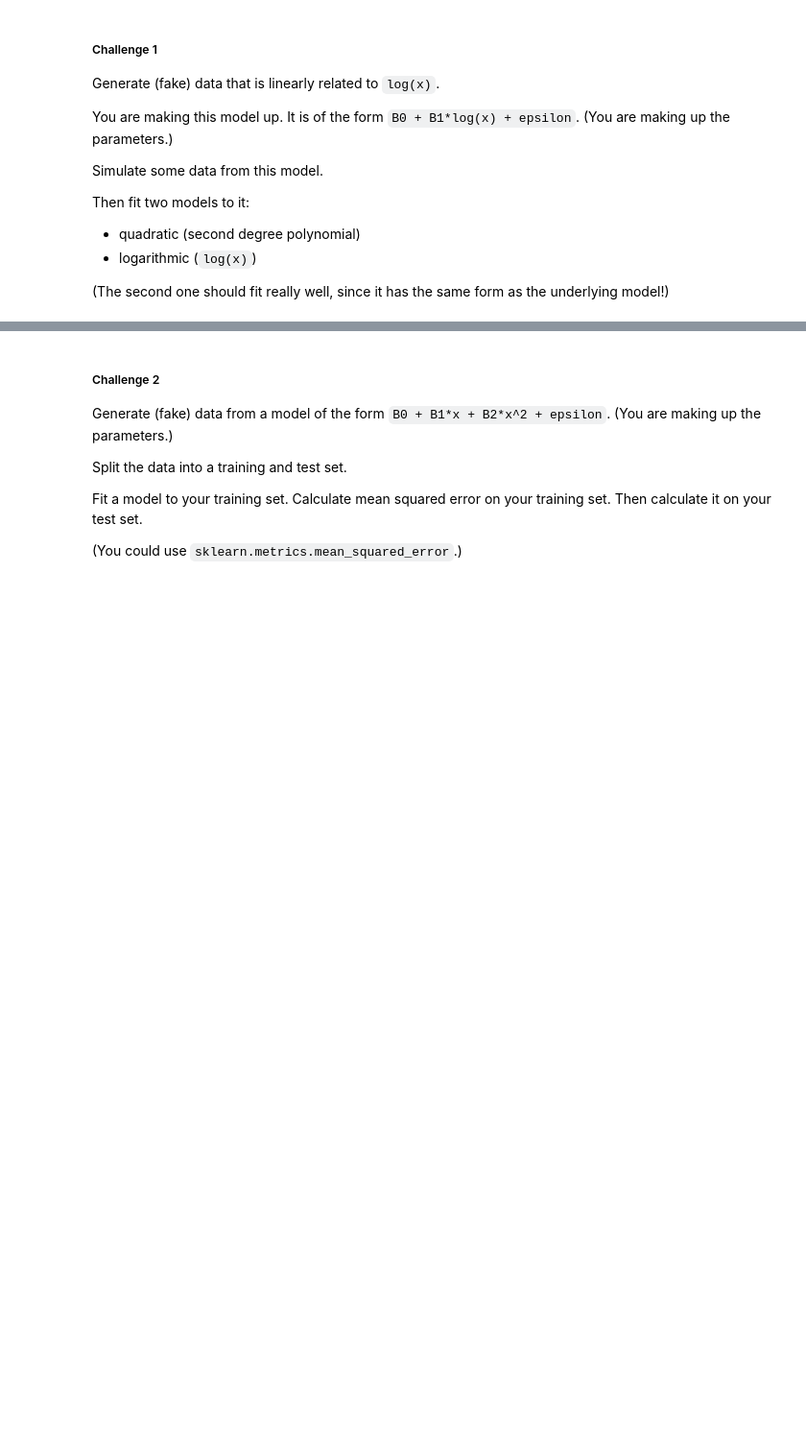
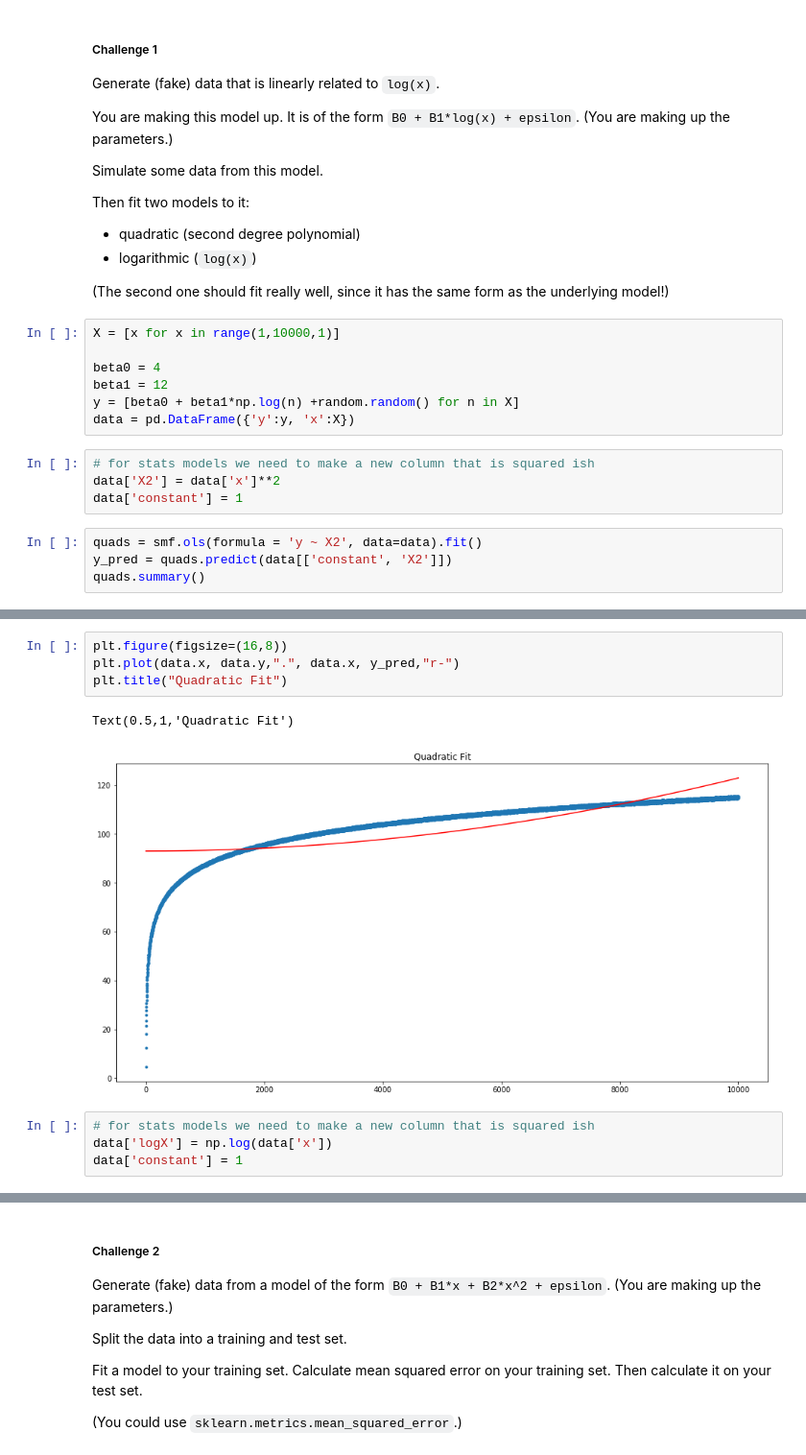
Before and after one commit to kpuryear/Puryear_Metis, a Jupyter notebook: challenges/challenge_6.ipynb, the cells around one changed output, grey strips where cells are left out. Shown: that part at 96% size. Drawn from its saved outputs; the diff is of its cells as text; blank space fills up the shorter version.

```diff
--- a/challenges/challenge_6.ipynb
+++ b/challenges/challenge_6.ipynb
@@ -23,3 +35,18 @@ Then fit two models to it:
  * logarithmic (`log(x)`)
 
 (The second one should fit really well, since it has the same form as the underlying model!)
+# %%
+X = [x for x in range(1,10000,1)]
+
+beta0 = 4
+beta1 = 12
+y = [beta0 + beta1*np.log(n) +random.random() for n in X]
+data = pd.DataFrame({'y':y, 'x':X})
+# %%
+# for stats models we need to make a new column that is squared ish
+data['X2'] = data['x']**2
+data['constant'] = 1
+# %%
+quads = smf.ols(formula = 'y ~ X2', data=data).fit()
+y_pred = quads.predict(data[['constant', 'X2']])
+quads.summary()
@@ -25,0 +71,11 @@ Then fit two models to it:
+# %%
+plt.figure(figsize=(16,8))
+plt.plot(data.x, data.y,".", data.x, y_pred,"r-")
+plt.title("Quadratic Fit")
+# %% [output]
+Text(0.5,1,'Quadratic Fit')
+[figure, added]
+# %%
+# for stats models we need to make a new column that is squared ish
+data['logX'] = np.log(data['x'])
+data['constant'] = 1
```
Also changed, not shown: parts of 16 cells of this notebook.
